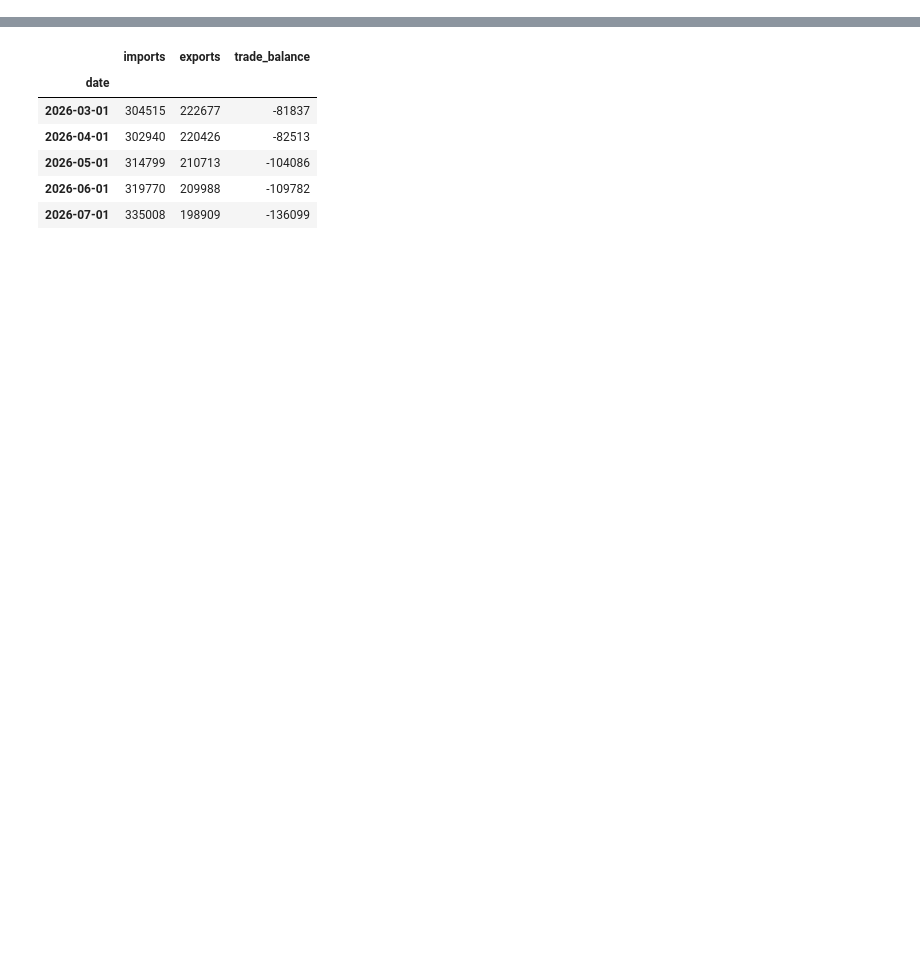
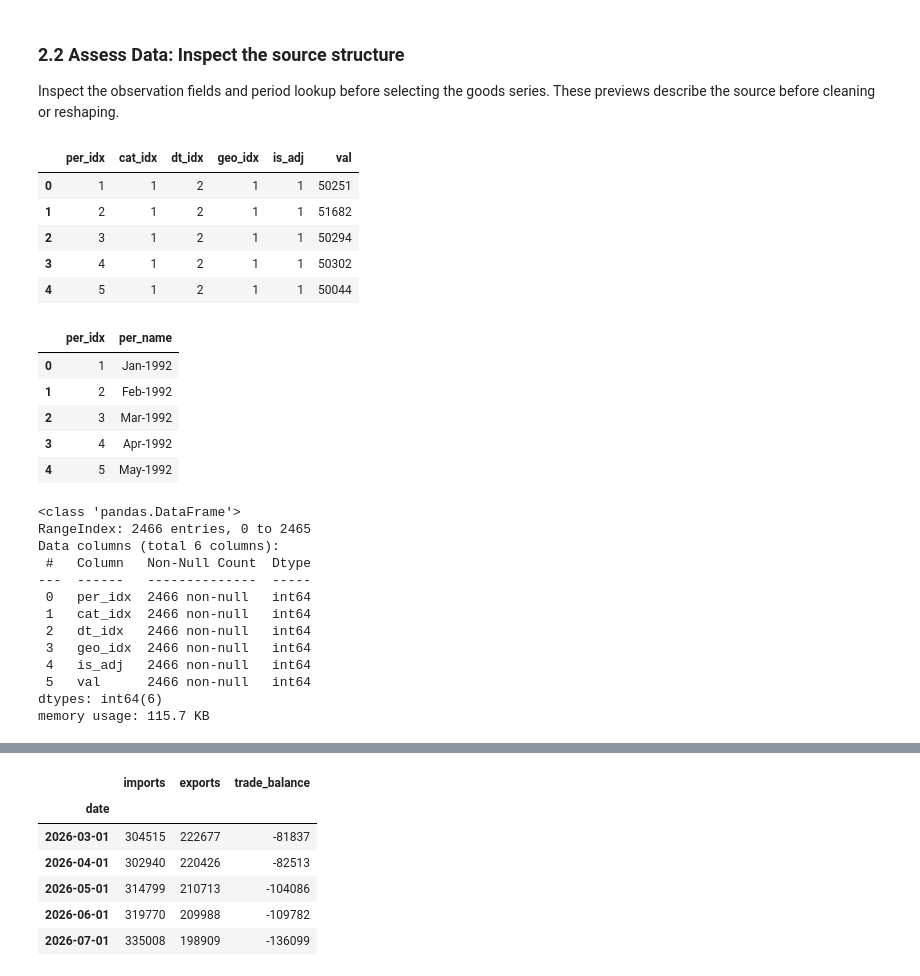
Before and after one commit to groundhog-21/trump-tariffs-and-international-trade, a Jupyter notebook: notebooks/data_understanding_and_preparation.ipynb, the cells around one changed output, grey strips where cells are left out. Drawn from its saved outputs; the diff is of its cells as text; code cells hidden in the pictures; blank space fills up the shorter version.

```diff
--- a/notebooks/data_understanding_and_preparation.ipynb
+++ b/notebooks/data_understanding_and_preparation.ipynb
@@ -90,0 +52,34 @@ trade_df.head()
+# %% [markdown]
+### 2.2 Assess Data: Inspect the source structure
+
+Inspect the observation fields and period lookup before selecting the goods series. These previews describe the source before cleaning or reshaping.
+# %%
+display(data.head())
+display(periods.head())
+data.info()
+# %% [output]
+|  | per_idx | cat_idx | dt_idx | geo_idx | is_adj | val |
+| 0 | 1 | 1 | 2 | 1 | 1 | 50251 |
+| 1 | 2 | 1 | 2 | 1 | 1 | 51682 |
+| 2 | 3 | 1 | 2 | 1 | 1 | 50294 |
+| 3 | 4 | 1 | 2 | 1 | 1 | 50302 |
+| 4 | 5 | 1 | 2 | 1 | 1 | 50044 |
+|  | per_idx | per_name |
+| 0 | 1 | Jan-1992 |
+| 1 | 2 | Feb-1992 |
+| 2 | 3 | Mar-1992 |
+| 3 | 4 | Apr-1992 |
+| 4 | 5 | May-1992 |
+<class 'pandas.DataFrame'>
+RangeIndex: 2466 entries, 0 to 2465
+Data columns (total 6 columns):
+ #   Column   Non-Null Count  Dtype
+---  ------   --------------  -----
+ 0   per_idx  2466 non-null   int64
+ 1   cat_idx  2466 non-null   int64
+ 2   dt_idx   2466 non-null   int64
+ 3   geo_idx  2466 non-null   int64
+ 4   is_adj   2466 non-null   int64
+ 5   val      2466 non-null   int64
+dtypes: int64(6)
+memory usage: 115.7 KB
```
Also changed, not shown: parts of 27 cells of this notebook, 9 other files.
